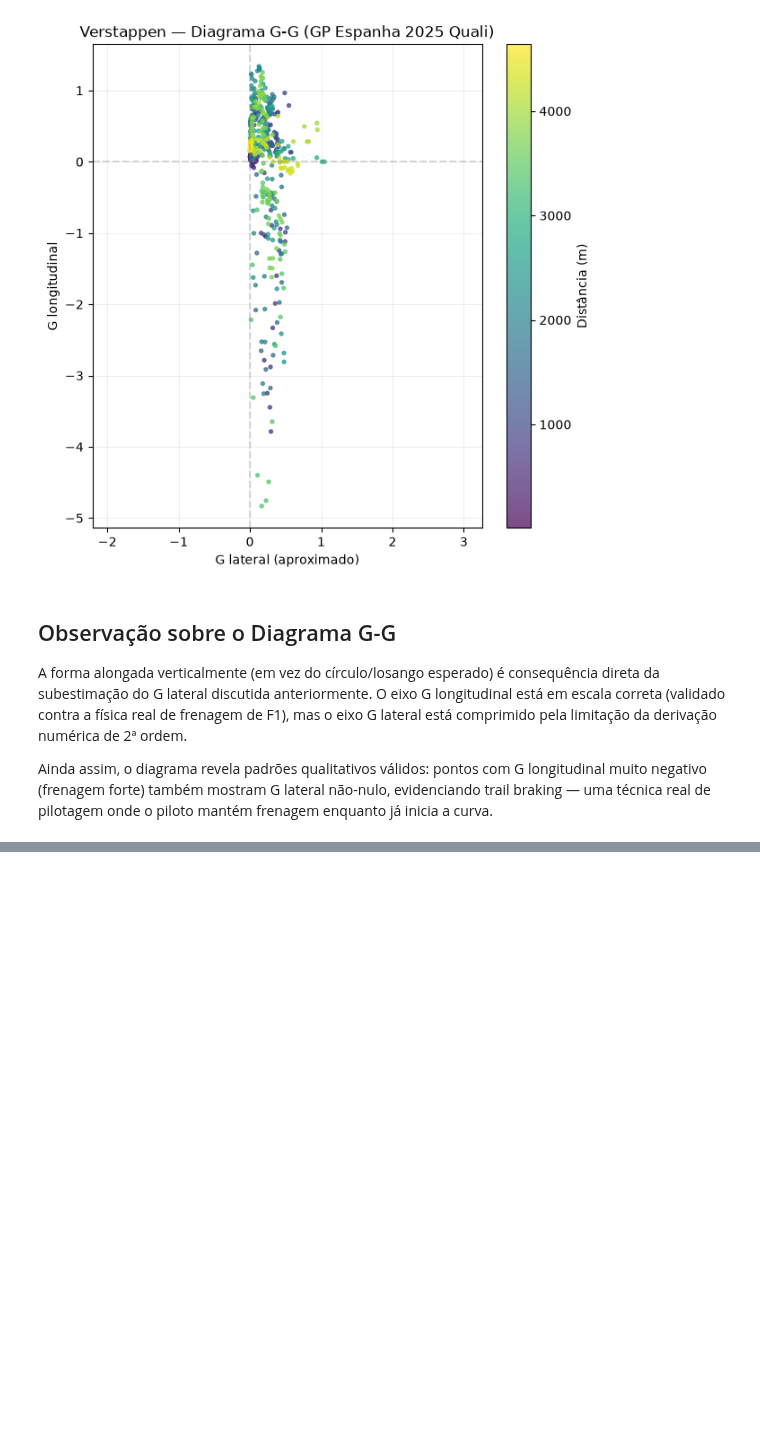
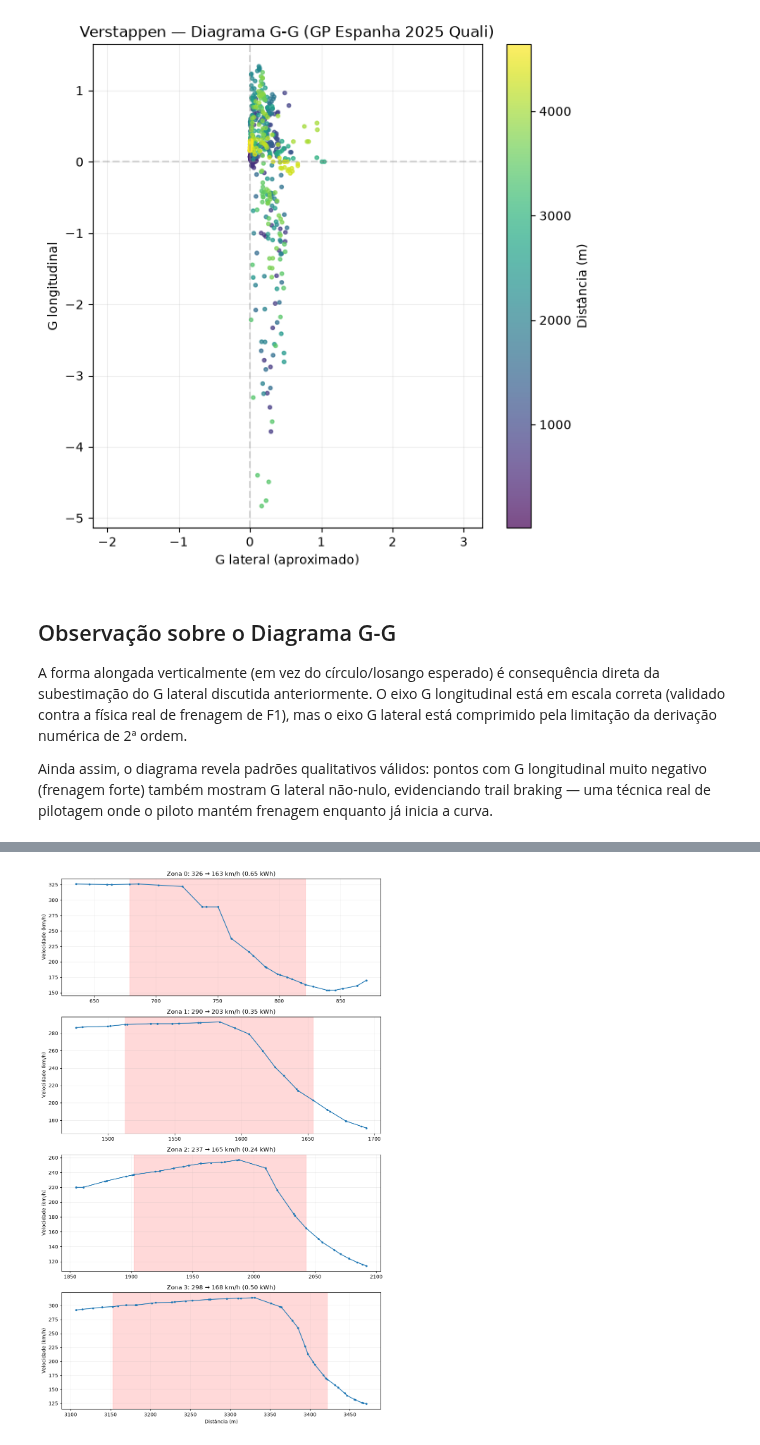
Before and after one commit to Mazzoni-mat-ap/telemetria-f1, a Jupyter notebook: notebooks/MODULO2.ipynb, the cells around one changed output, grey strips where cells are left out. Cells and saved outputs as stored; diff of their text form; code cells hidden in the pictures; blank space fills up the shorter version.

Commit message:
Adiciona cálculo de energia de frenagem com validação física

```diff
--- a/notebooks/MODULO2.ipynb
+++ b/notebooks/MODULO2.ipynb
@@ -526,0 +578,3 @@ onde o piloto mantém frenagem enquanto já inicia a curva.
+# %%
+energia_ver = calcular_energia_frenagem(tel_ver)
+print(energia_ver)
@@ -526,0 +593,19 @@ onde o piloto mantém frenagem enquanto já inicia a curva.
+# %%
+fig, axes = plt.subplots(len(energia_ver), 1, figsize=(10, 4*len(energia_ver)))
+
+for i, (_, zona) in enumerate(energia_ver.iterrows()):
+    margem = 50  # metros de contexto antes/depois da zona
+    mascara = (tel_ver['Distance'] >= zona['distancia_inicio'] - margem) & \
+              (tel_ver['Distance'] <= zona['distancia_fim'] + margem)
+
+    axes[i].plot(tel_ver['Distance'][mascara], tel_ver['Speed'][mascara], marker='o', markersize=3)
+    axes[i].axvspan(zona['distancia_inicio'], zona['distancia_fim'], color='red', alpha=0.15)
+    axes[i].set_title(f"Zona {i}: {zona['v_inicial_kmh']:.0f} → {zona['v_final_kmh']:.0f} km/h ({zona['energia_kwh']:.2f} kWh)")
+    axes[i].set_ylabel('Velocidade (km/h)')
+    axes[i].grid(alpha=0.2)
+
+axes[-1].set_xlabel('Distância (m)')
+plt.tight_layout()
+plt.show()
+# %% [output]
+[figure, added]
```
Also changed, not shown: parts of 5 cells of this notebook, 2 other files.
